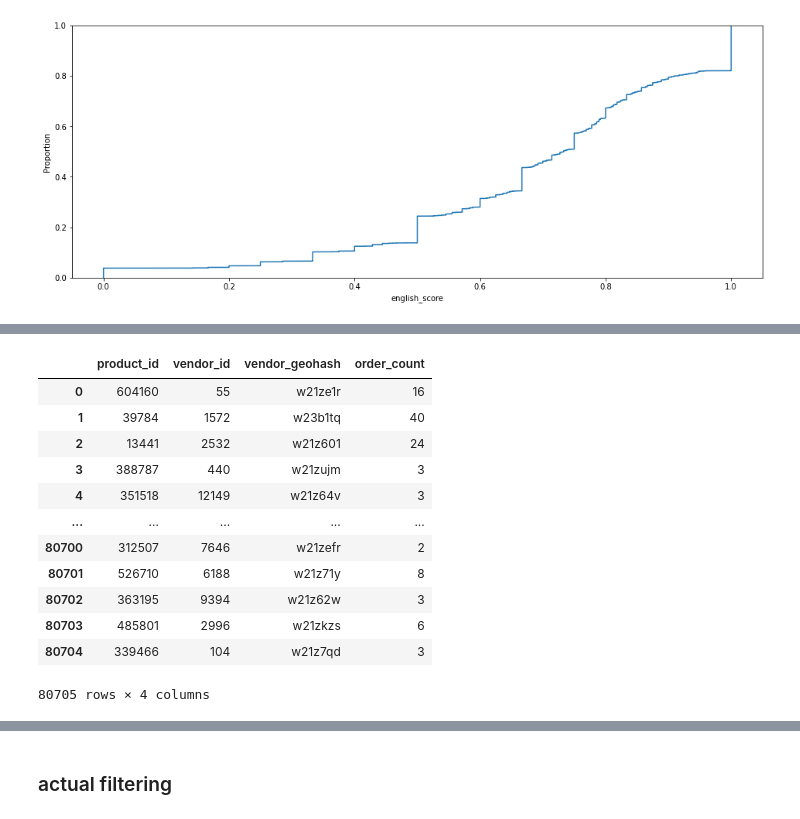
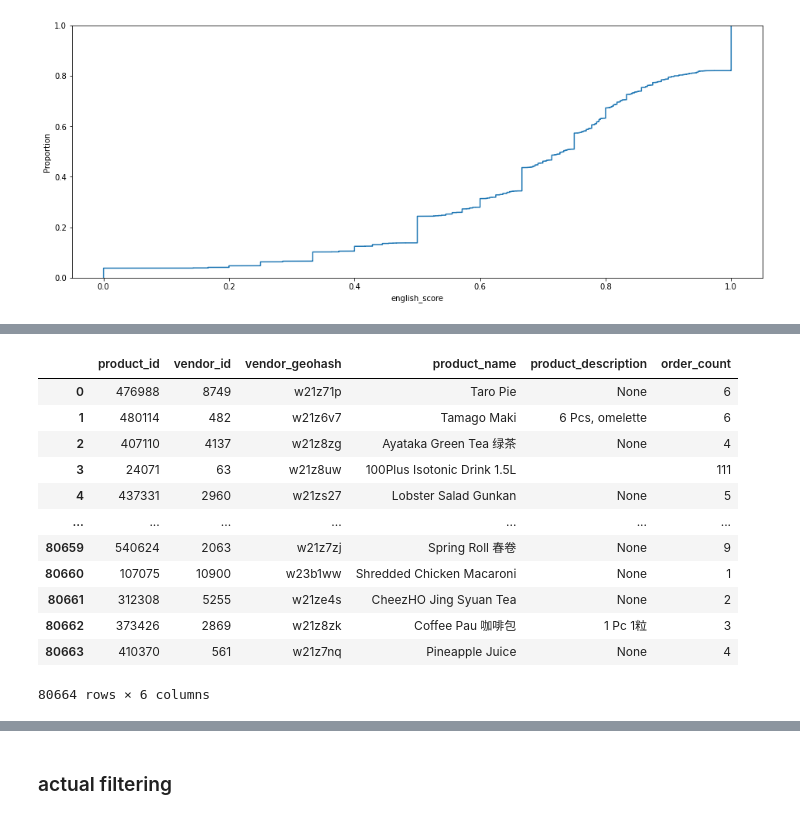
Before and after one commit to cb-314/vendor_challenge, a Jupyter notebook: vendor_challenge.ipynb, the cells around one changed output, grey strips where cells are left out. Saved outputs shown, nothing was run; the diff lists cells and outputs as text; code cells hidden in the pictures.

```diff
--- a/vendor_challenge.ipynb
+++ b/vendor_challenge.ipynb
@@ -38,8 +38,8 @@ drive.mount("/content/drive")
 # %% [output]
 Drive already mounted at /content/drive; to attempt to forcibly remount, call drive.mount("/content/drive", force_remount=True).
 # %%
-products_raw_df = pd.read_parquet("/content/drive/MyDrive/Data Science/products.parquet.gz")
-products_raw_df
+products_all_raw_df = pd.read_parquet("/content/drive/MyDrive/Data Science/products.parquet.gz")
+products_all_raw_df
 # %% [output]
 |  | product_id | vendor_id | vendor_geohash | product_name | product_description | order_count |
 | 0 | 0 | 0 | w21z6tu | Cheese Tofu | None | 116 |
@@ -89,7 +89,7 @@ That is a target distribution we don't really want to see. Most orders are less
 ## train test split
 # %%
 # sample data for testing
-products_sample_raw_df = products_raw_df.copy() #sample(20000)
+products_sample_raw_df = products_all_raw_df.copy() #sample(20000)
 # %%
 # train test split
 products_sample_raw_train_df, products_sample_raw_test_df = sklearn.model_selection.train_test_split(products_sample_raw_df, test_size=0.2)
@@ -331,17 +331,17 @@ products_raw_df.merge(products_english_df[products_english_df["total_is_english"
 # %%
-products_raw_df.merge(products_english_df[products_english_df["total_is_english"] == 2][primary_keys], on=primary_keys, how="inner")
+products_sample_raw_train_df.merge(products_english_df[products_english_df["total_is_english"] == 2][primary_keys], on=primary_keys, how="inner")
 # %% [output]
-|  | product_id | vendor_id | vendor_geohash | order_count |
-| 0 | 604160 | 55 | w21ze1r | 16 |
-| 1 | 39784 | 1572 | w23b1tq | 40 |
-| 2 | 13441 | 2532 | w21z601 | 24 |
-| 3 | 388787 | 440 | w21zujm | 3 |
-| 4 | 351518 | 12149 | w21z64v | 3 |
-| ... | ... | ... | ... | ... |
-| 80700 | 312507 | 7646 | w21zefr | 2 |
-| 80701 | 526710 | 6188 | w21z71y | 8 |
-| 80702 | 363195 | 9394 | w21z62w | 3 |
-| 80703 | 485801 | 2996 | w21zkzs | 6 |
-| 80704 | 339466 | 104 | w21z7qd | 3 |
+|  | product_id | vendor_id | vendor_geohash | product_name | product_description | order_count |
+| 0 | 476988 | 8749 | w21z71p | Taro Pie | None | 6 |
+| 1 | 480114 | 482 | w21z6v7 | Tamago Maki | 6 Pcs, omelette | 6 |
+| 2 | 407110 | 4137 | w21z8zg | Ayataka Green Tea 绿茶 | None | 4 |
+| 3 | 24071 | 63 | w21z8uw | 100Plus Isotonic Drink 1.5L |  | 111 |
+| 4 | 437331 | 2960 | w21zs27 | Lobster Salad Gunkan | None | 5 |
+| ... | ... | ... | ... | ... | ... | ... |
+| 80659 | 540624 | 2063 | w21z7zj | Spring Roll 春卷 | None | 9 |
+| 80660 | 107075 | 10900 | w23b1ww | Shredded Chicken Macaroni | None | 1 |
+| 80661 | 312308 | 5255 | w21ze4s | CheezHO Jing Syuan Tea | None | 2 |
+| 80662 | 373426 | 2869 | w21z8zk | Coffee Pau 咖啡包 | 1 Pc 1粒 | 3 |
+| 80663 | 410370 | 561 | w21z7nq | Pineapple Juice | None | 4 |
-80705 rows × 4 columns
+80664 rows × 6 columns
 # %%
```
Also changed, not shown: parts of 13 cells of this notebook.
